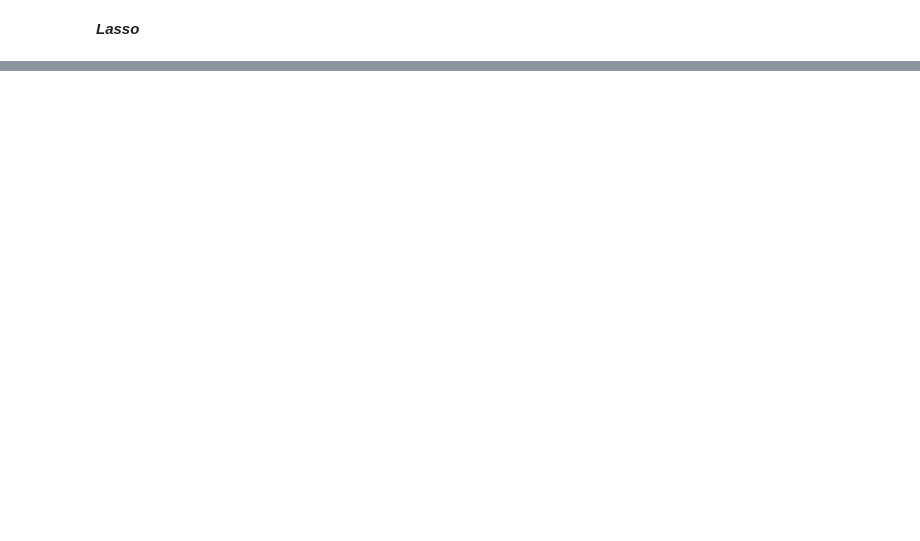
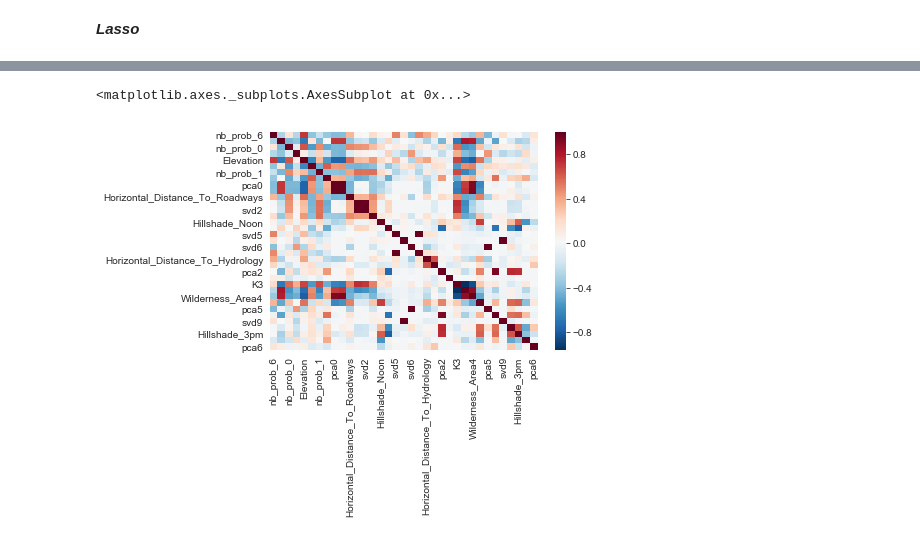
Before and after one commit to rshap91/forest_cover, a Jupyter notebook: Feature_Selection.ipynb, the cells around one changed output, grey strips where cells are left out. Drawn from its saved outputs; the diff is of its cells as text; code cells hidden in the pictures; blank space fills up the shorter version.

```diff
--- a/Feature_Selection.ipynb
+++ b/Feature_Selection.ipynb
@@ -276,0 +197,3 @@ dtype: float64
+# %%
+usecols = all_scores.sum(1).nlargest(N)
+usecols
@@ -276,0 +218,5 @@ dtype: float64
+# %%
+sns.heatmap(all_train_df[usecols.index].corr(), cmap = 'RdBu_r')
+# %% [output]
+<matplotlib.axes._subplots.AxesSubplot at 0x...>
+[figure, added]
```
Also changed, not shown: parts of 13 cells of this notebook, 2 other files.
